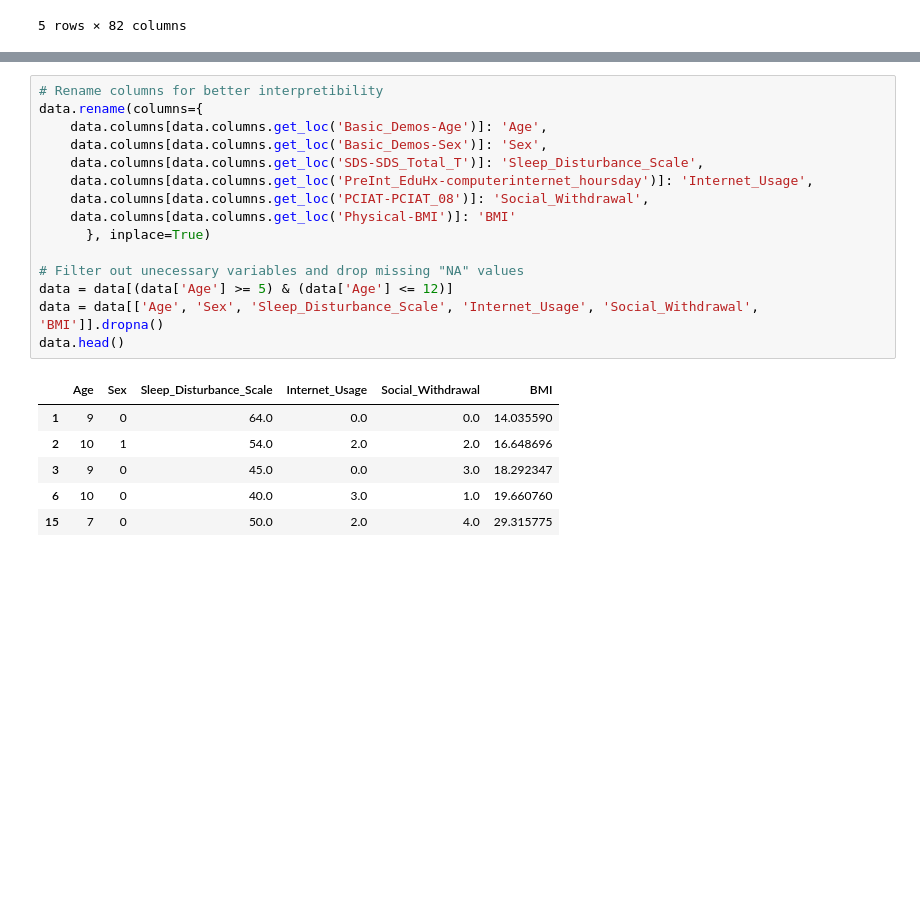
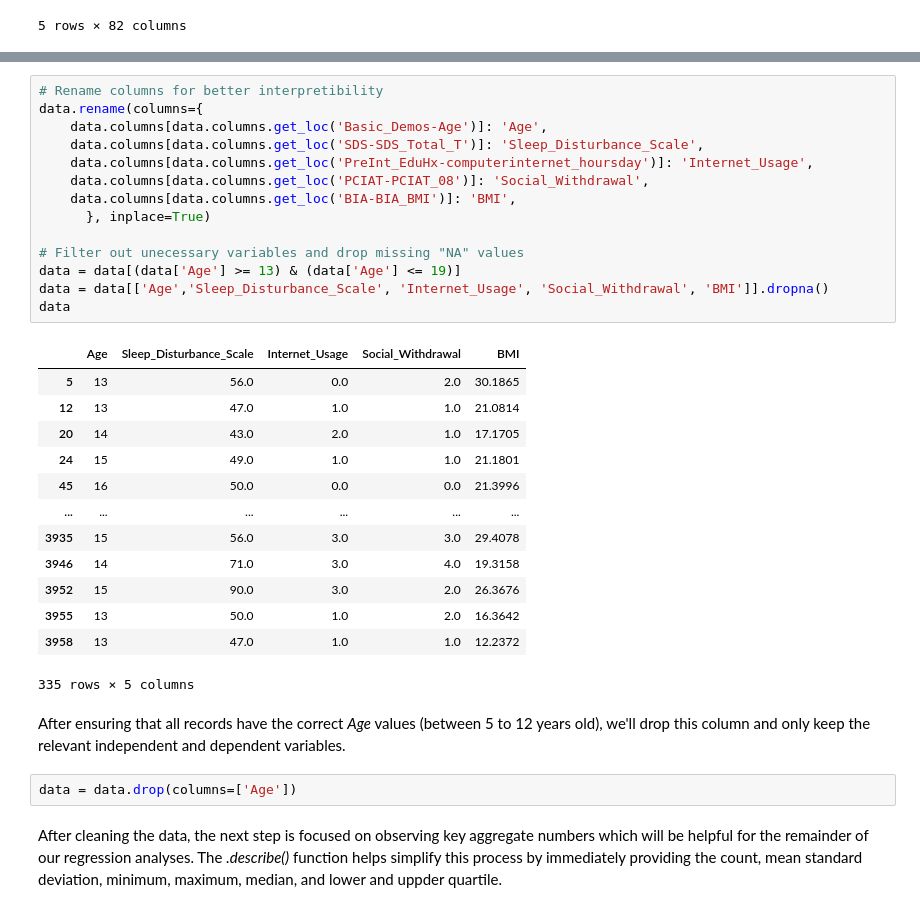
Before and after one commit to eunicebalicanta/econ326-research, a Jupyter notebook: ECON326_FinalPaper.ipynb, the cells around one changed output, grey strips where cells are left out. Saved outputs shown, nothing was run; the diff lists cells and outputs as text; blank space fills up the shorter version.

```diff
--- a/ECON326_FinalPaper.ipynb
+++ b/ECON326_FinalPaper.ipynb
@@ -76,25 +110,37 @@ data.head()
 # %%
 # Rename columns for better interpretibility
 data.rename(columns={
     data.columns[data.columns.get_loc('Basic_Demos-Age')]: 'Age',
-    data.columns[data.columns.get_loc('Basic_Demos-Sex')]: 'Sex',
     data.columns[data.columns.get_loc('SDS-SDS_Total_T')]: 'Sleep_Disturbance_Scale',
     data.columns[data.columns.get_loc('PreInt_EduHx-computerinternet_hoursday')]: 'Internet_Usage',
     data.columns[data.columns.get_loc('PCIAT-PCIAT_08')]: 'Social_Withdrawal',
-    data.columns[data.columns.get_loc('Physical-BMI')]: 'BMI'
+    data.columns[data.columns.get_loc('BIA-BIA_BMI')]: 'BMI',
       }, inplace=True)
 
 # Filter out unecessary variables and drop missing "NA" values
-data = data[(data['Age'] >= 5) & (data['Age'] <= 12)]
-data = data[['Age', 'Sex', 'Sleep_Disturbance_Scale', 'Internet_Usage', 'Social_Withdrawal', 'BMI']].dropna()
-data.head()
+data = data[(data['Age'] >= 13) & (data['Age'] <= 19)]
+data = data[['Age','Sleep_Disturbance_Scale', 'Internet_Usage', 'Social_Withdrawal', 'BMI']].dropna()
+data
 # %% [output]
-|  | Age | Sex | Sleep_Disturbance_Scale | Internet_Usage | Social_Withdrawal | BMI |
-| 1 | 9 | 0 | 64.0 | 0.0 | 0.0 | 14.035590 |
-| 2 | 10 | 1 | 54.0 | 2.0 | 2.0 | 16.648696 |
-| 3 | 9 | 0 | 45.0 | 0.0 | 3.0 | 18.292347 |
-| 6 | 10 | 0 | 40.0 | 3.0 | 1.0 | 19.660760 |
-| 15 | 7 | 0 | 50.0 | 2.0 | 4.0 | 29.315775 |
+|  | Age | Sleep_Disturbance_Scale | Internet_Usage | Social_Withdrawal | BMI |
+| 5 | 13 | 56.0 | 0.0 | 2.0 | 30.1865 |
+| 12 | 13 | 47.0 | 1.0 | 1.0 | 21.0814 |
+| 20 | 14 | 43.0 | 2.0 | 1.0 | 17.1705 |
+| 24 | 15 | 49.0 | 1.0 | 1.0 | 21.1801 |
+| 45 | 16 | 50.0 | 0.0 | 0.0 | 21.3996 |
+| ... | ... | ... | ... | ... | ... |
+| 3935 | 15 | 56.0 | 3.0 | 3.0 | 29.4078 |
+| 3946 | 14 | 71.0 | 3.0 | 4.0 | 19.3158 |
+| 3952 | 15 | 90.0 | 3.0 | 2.0 | 26.3676 |
+| 3955 | 13 | 50.0 | 1.0 | 2.0 | 16.3642 |
+| 3958 | 13 | 47.0 | 1.0 | 1.0 | 12.2372 |
+335 rows × 5 columns
+# %% [markdown]
+After ensuring that all records have the correct *Age* values (between 5 to 12 years old), we'll drop this column and only keep the relevant independent and dependent variables.
+# %%
+data = data.drop(columns=['Age'])
+# %% [markdown]
+After cleaning the data, the next step is focused on observing key aggregate numbers which will be helpful for the remainder of our regression analyses. The *.describe()* function helps simplify this process by immediately providing the count, mean standard deviation, minimum, maximum, median, and lower and uppder quartile.
 # %%
 # Create a table of summary statistics for each variable
 summary_stats = data.describe()
```
Also changed, not shown: parts of 29 cells of this notebook.
